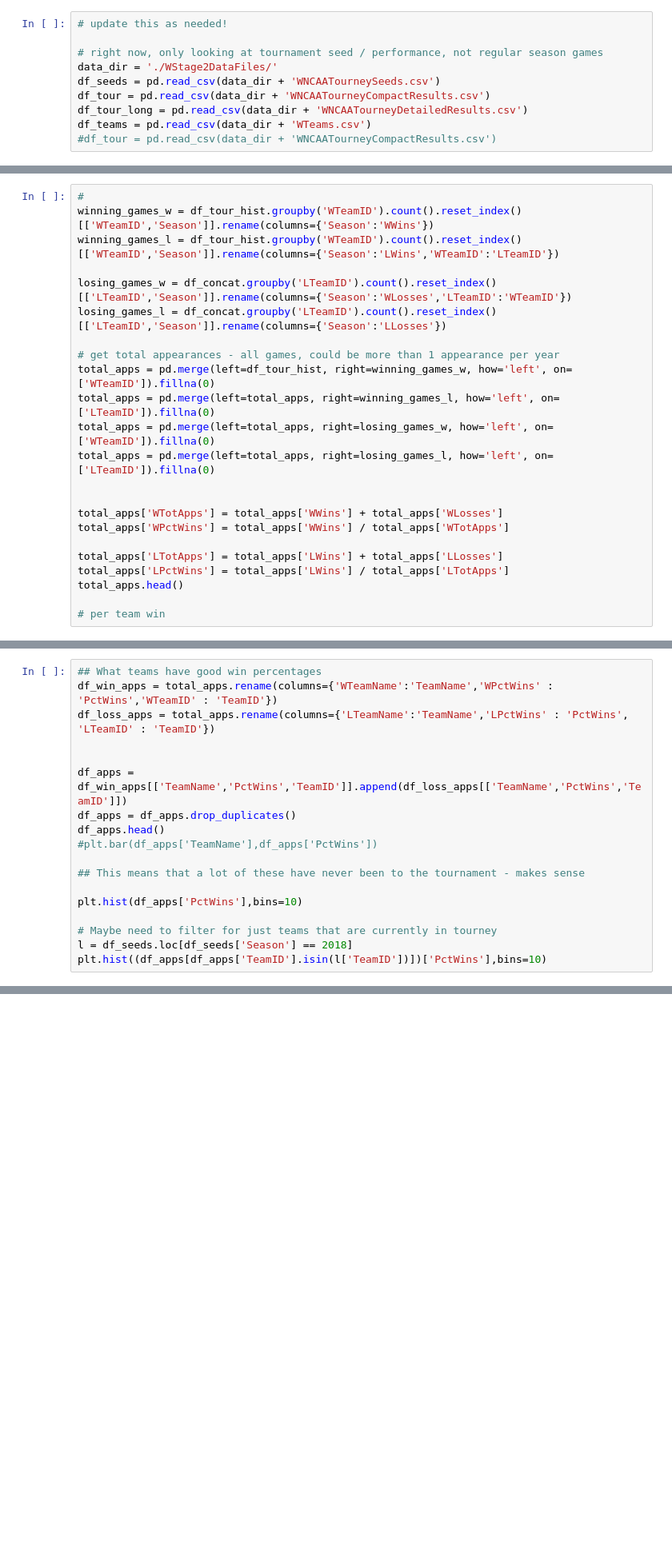
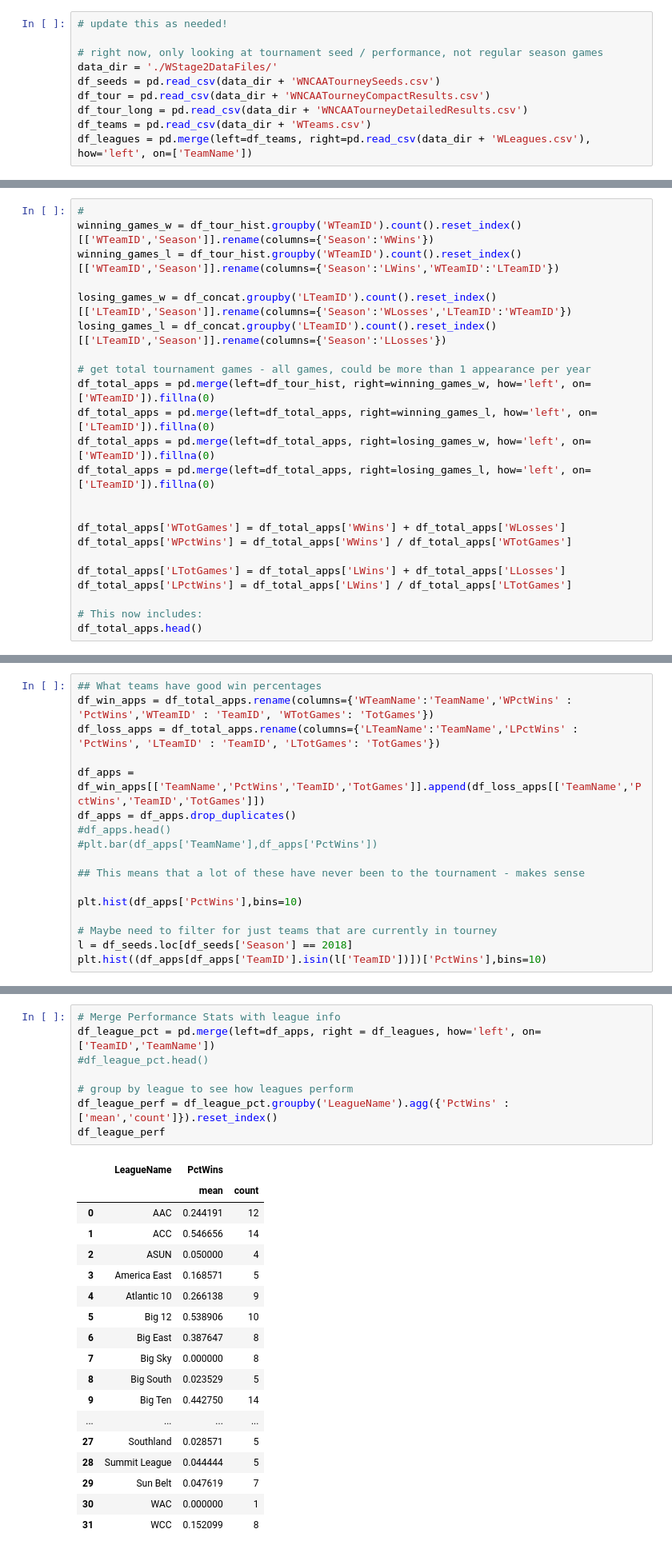
Before and after one commit to Dedomena-exerevnitis/mids-w207-kaggle, a Jupyter notebook: W207_Final_Tourney.ipynb, the cells around one changed output, grey strips where cells are left out. Shown at 80% size. Cells and saved outputs as stored; diff of their text form; blank space fills up the shorter version.

Commit message:
added VERY cursory examination of leagues

```diff
--- a/W207_Final_Tourney.ipynb
+++ b/W207_Final_Tourney.ipynb
@@ -38,4 +38,4 @@ df_seeds = pd.read_csv(data_dir + 'WNCAATourneySeeds.csv')
 df_tour = pd.read_csv(data_dir + 'WNCAATourneyCompactResults.csv')
 df_tour_long = pd.read_csv(data_dir + 'WNCAATourneyDetailedResults.csv')
 df_teams = pd.read_csv(data_dir + 'WTeams.csv')
-#df_tour = pd.read_csv(data_dir + 'WNCAATourneyCompactResults.csv')
+df_leagues = pd.merge(left=df_teams, right=pd.read_csv(data_dir + 'WLeagues.csv'), how='left', on=['TeamName'])
@@ -231,21 +227,21 @@ winning_games_l = df_tour_hist.groupby('WTeamID').count().reset_index()[['WTeamI
 losing_games_w = df_concat.groupby('LTeamID').count().reset_index()[['LTeamID','Season']].rename(columns={'Season':'WLosses','LTeamID':'WTeamID'})
 losing_games_l = df_concat.groupby('LTeamID').count().reset_index()[['LTeamID','Season']].rename(columns={'Season':'LLosses'})
 
-# get total appearances - all games, could be more than 1 appearance per year
-total_apps = pd.merge(left=df_tour_hist, right=winning_games_w, how='left', on=['WTeamID']).fillna(0)
-total_apps = pd.merge(left=total_apps, right=winning_games_l, how='left', on=['LTeamID']).fillna(0)
-total_apps = pd.merge(left=total_apps, right=losing_games_w, how='left', on=['WTeamID']).fillna(0)
-total_apps = pd.merge(left=total_apps, right=losing_games_l, how='left', on=['LTeamID']).fillna(0)
+# get total tournament games - all games, could be more than 1 appearance per year
+df_total_apps = pd.merge(left=df_tour_hist, right=winning_games_w, how='left', on=['WTeamID']).fillna(0)
+df_total_apps = pd.merge(left=df_total_apps, right=winning_games_l, how='left', on=['LTeamID']).fillna(0)
+df_total_apps = pd.merge(left=df_total_apps, right=losing_games_w, how='left', on=['WTeamID']).fillna(0)
+df_total_apps = pd.merge(left=df_total_apps, right=losing_games_l, how='left', on=['LTeamID']).fillna(0)
 
 
-total_apps['WTotApps'] = total_apps['WWins'] + total_apps['WLosses']
-total_apps['WPctWins'] = total_apps['WWins'] / total_apps['WTotApps']
+df_total_apps['WTotGames'] = df_total_apps['WWins'] + df_total_apps['WLosses']
+df_total_apps['WPctWins'] = df_total_apps['WWins'] / df_total_apps['WTotGames']
 
-total_apps['LTotApps'] = total_apps['LWins'] + total_apps['LLosses']
-total_apps['LPctWins'] = total_apps['LWins'] / total_apps['LTotApps']
-total_apps.head()
+df_total_apps['LTotGames'] = df_total_apps['LWins'] + df_total_apps['LLosses']
+df_total_apps['LPctWins'] = df_total_apps['LWins'] / df_total_apps['LTotGames']
 
-# per team win
+# This now includes:
+df_total_apps.head()
 # %% [output]
 |  | Season | DayNum | WTeamID | WScore | LTeamID | LScore | WLoc | NumOT | WAvgSeed | WNumApps | ... | ... |
 | 0 | 1998 | 137 | 3104 | 94 | 3422 | 46 | H | 0 | 3.500000 | 2 | ... | ... |
@@ -256,13 +252,12 @@ total_apps.head()
 5 rows × 27 columns
 # %%
 ## What teams have good win percentages
-df_win_apps = total_apps.rename(columns={'WTeamName':'TeamName','WPctWins' : 'PctWins','WTeamID' : 'TeamID'})
-df_loss_apps = total_apps.rename(columns={'LTeamName':'TeamName','LPctWins' : 'PctWins', 'LTeamID' : 'TeamID'})
+df_win_apps = df_total_apps.rename(columns={'WTeamName':'TeamName','WPctWins' : 'PctWins','WTeamID' : 'TeamID', 'WTotGames': 'TotGames'})
+df_loss_apps = df_total_apps.rename(columns={'LTeamName':'TeamName','LPctWins' : 'PctWins', 'LTeamID' : 'TeamID', 'LTotGames': 'TotGames'})
 
-
-df_apps = df_win_apps[['TeamName','PctWins','TeamID']].append(df_loss_apps[['TeamName','PctWins','TeamID']])
+df_apps = df_win_apps[['TeamName','PctWins','TeamID','TotGames']].append(df_loss_apps[['TeamName','PctWins','TeamID','TotGames']])
 df_apps = df_apps.drop_duplicates()
-df_apps.head()
+#df_apps.head()
 #plt.bar(df_apps['TeamName'],df_apps['PctWins'])
 
 ## This means that a lot of these have never been to the tournament - makes sense
@@ -281,0 +295,27 @@ plt.hist((df_apps[df_apps['TeamID'].isin(l['TeamID'])])['PctWins'],bins=10)
+# %%
+# Merge Performance Stats with league info
+df_league_pct = pd.merge(left=df_apps, right = df_leagues, how='left', on=['TeamID','TeamName'])
+#df_league_pct.head()
+
+# group by league to see how leagues perform
+df_league_perf = df_league_pct.groupby('LeagueName').agg({'PctWins' : ['mean','count']}).reset_index()
+df_league_perf
+# %% [output]
+|  | LeagueName | PctWins |  |
+|  |  | mean | count |
+| 0 | AAC | 0.244191 | 12 |
+| 1 | ACC | 0.546656 | 14 |
+| 2 | ASUN | 0.050000 | 4 |
+| 3 | America East | 0.168571 | 5 |
+| 4 | Atlantic 10 | 0.266138 | 9 |
+| 5 | Big 12 | 0.538906 | 10 |
+| 6 | Big East | 0.387647 | 8 |
+| 7 | Big Sky | 0.000000 | 8 |
+| 8 | Big South | 0.023529 | 5 |
+| 9 | Big Ten | 0.442750 | 14 |
+| ... | ... | ... | ... |
+| 27 | Southland | 0.028571 | 5 |
+| 28 | Summit League | 0.044444 | 5 |
+| 29 | Sun Belt | 0.047619 | 7 |
+| 30 | WAC | 0.000000 | 1 |
+| 31 | WCC | 0.152099 | 8 |
```
Also changed, not shown: parts of 7 cells of this notebook.
